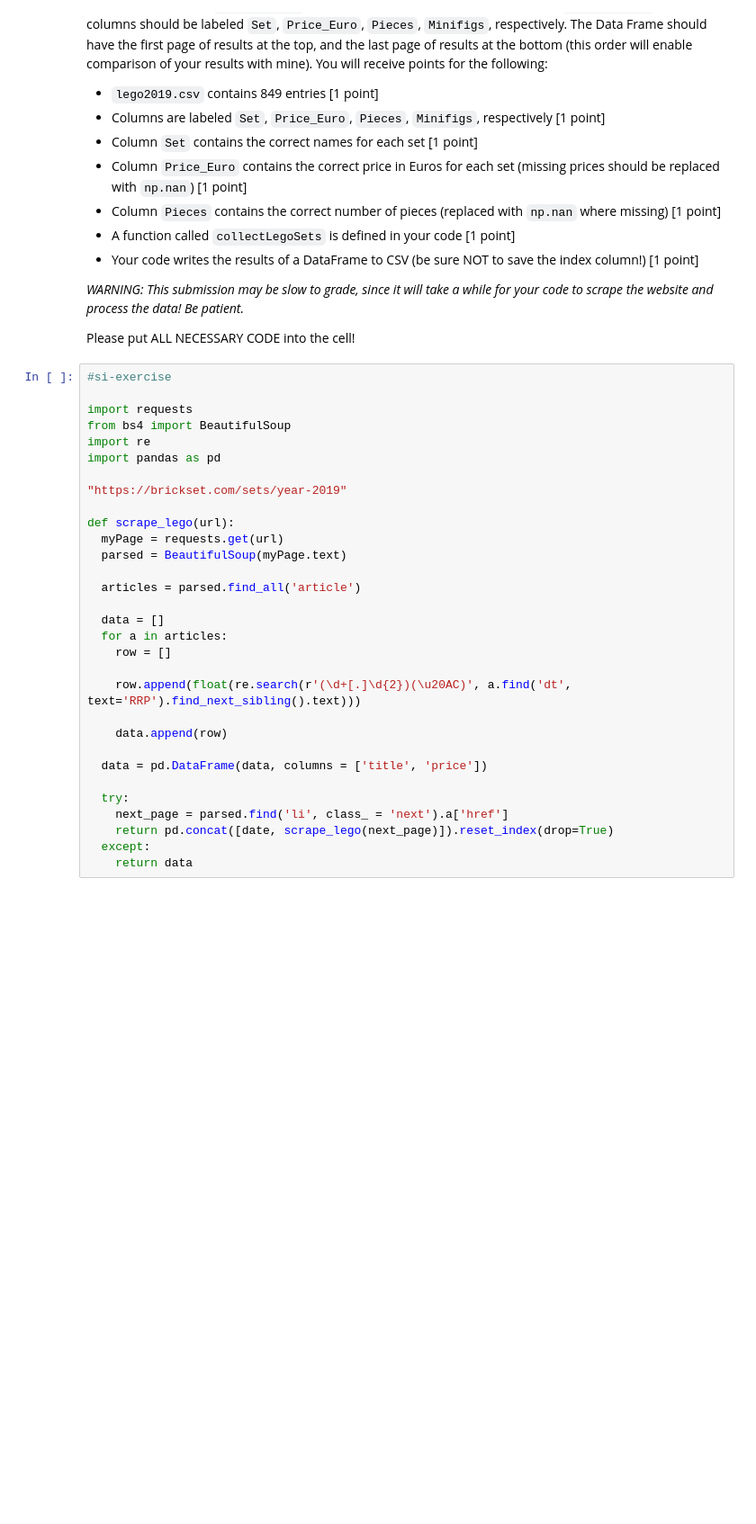
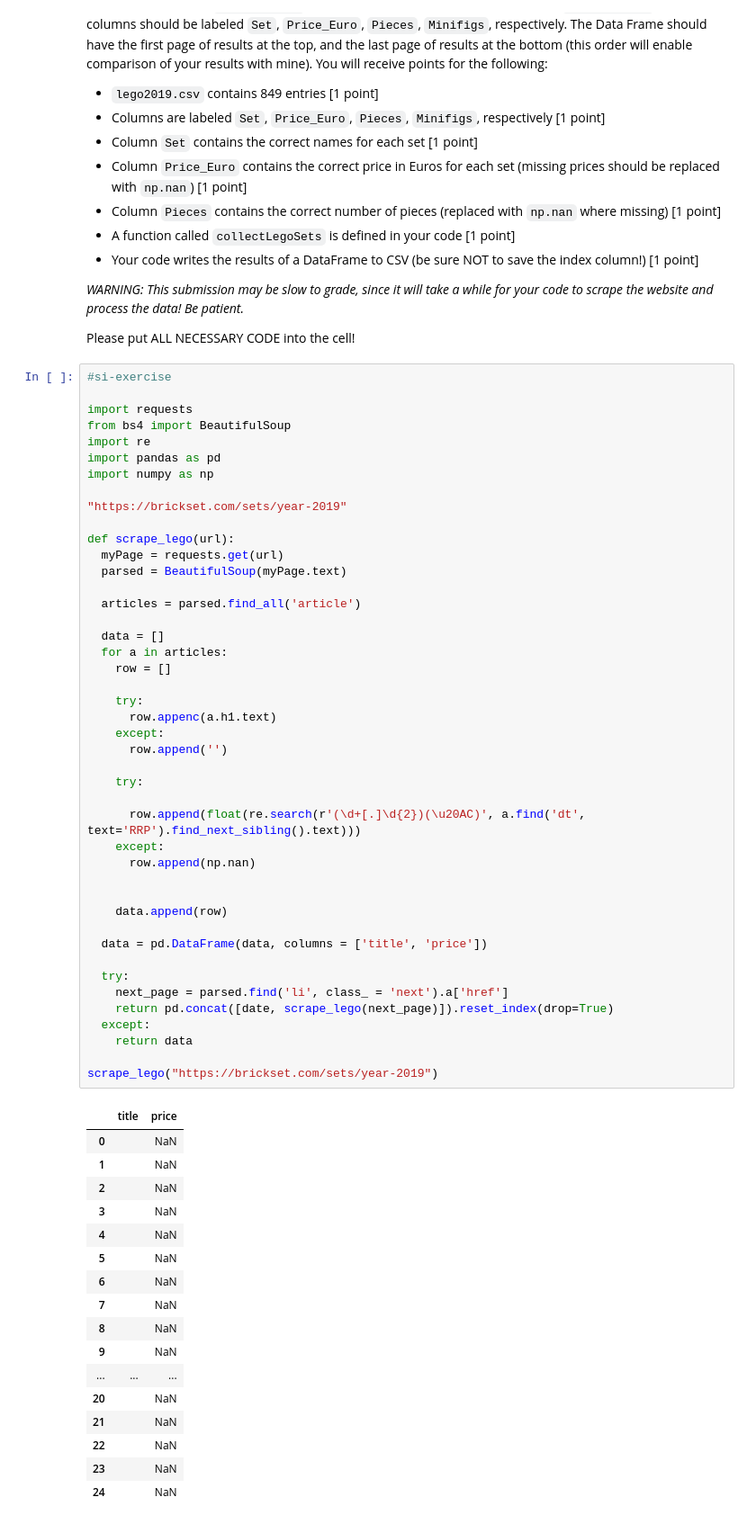
Before and after one commit to jackrubin1/econ8320-assignment-07, a Jupyter notebook: Lesson.ipynb, the cells around one changed output. Shown: that part at 90% size. Drawn from its saved outputs; the diff is of its cells as text; blank space fills up the shorter version.

```diff
--- a/Lesson.ipynb
+++ b/Lesson.ipynb
@@ -1034,31 +1034,62 @@ Please put ALL NECESSARY CODE into the cell!
 # %%
 #si-exercise
 
 import requests
 from bs4 import BeautifulSoup
 import re
 import pandas as pd
+import numpy as np
 
 "https://brickset.com/sets/year-2019"
 
 def scrape_lego(url):
   myPage = requests.get(url)
   parsed = BeautifulSoup(myPage.text)
 
   articles = parsed.find_all('article')
 
   data = []
   for a in articles:
     row = []
 
-    row.append(float(re.search(r'(\d+[.]\d{2})(\u20AC)', a.find('dt', text='RRP').find_next_sibling().text)))
+    try:
+      row.appenc(a.h1.text)
+    except:
+      row.append('')
+
+    try:
+
+      row.append(float(re.search(r'(\d+[.]\d{2})(\u20AC)', a.find('dt', text='RRP').find_next_sibling().text)))
+    except:
+      row.append(np.nan)
+
 
     data.append(row)
 
   data = pd.DataFrame(data, columns = ['title', 'price'])
 
   try:
     next_page = parsed.find('li', class_ = 'next').a['href']
     return pd.concat([date, scrape_lego(next_page)]).reset_index(drop=True)
   except:
     return data
+
+scrape_lego("https://brickset.com/sets/year-2019")
+# %% [output]
+|  | title | price |
+| 0 |  | NaN |
+| 1 |  | NaN |
+| 2 |  | NaN |
+| 3 |  | NaN |
+| 4 |  | NaN |
+| 5 |  | NaN |
+| 6 |  | NaN |
+| 7 |  | NaN |
+| 8 |  | NaN |
+| 9 |  | NaN |
+| ... | ... | ... |
+| 20 |  | NaN |
+| 21 |  | NaN |
+| 22 |  | NaN |
+| 23 |  | NaN |
+| 24 |  | NaN |
```
